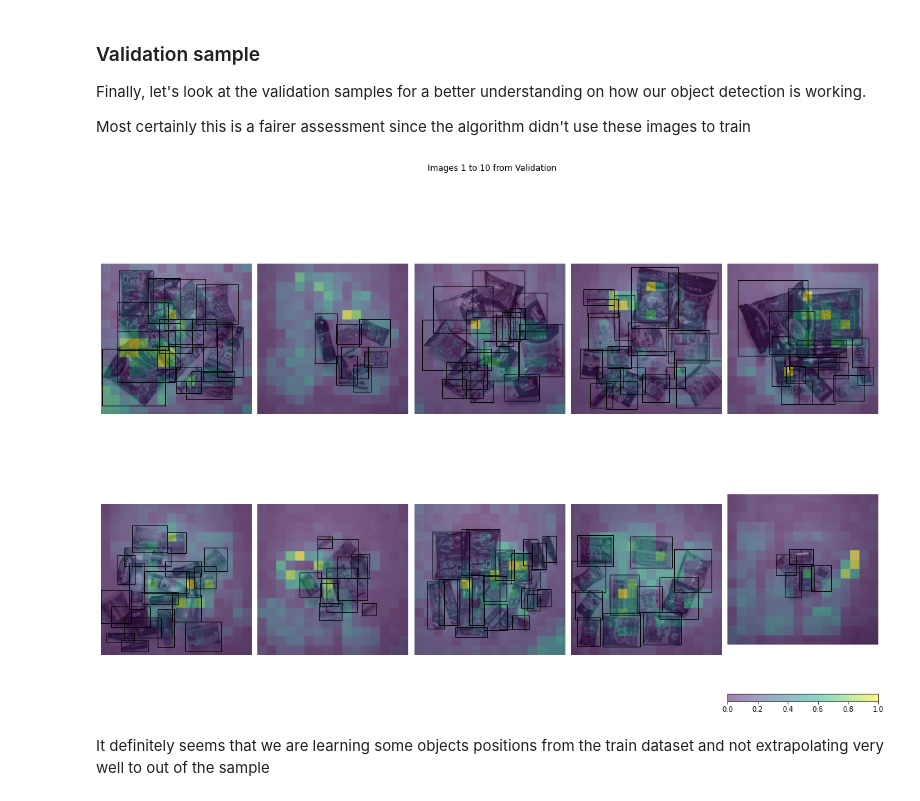
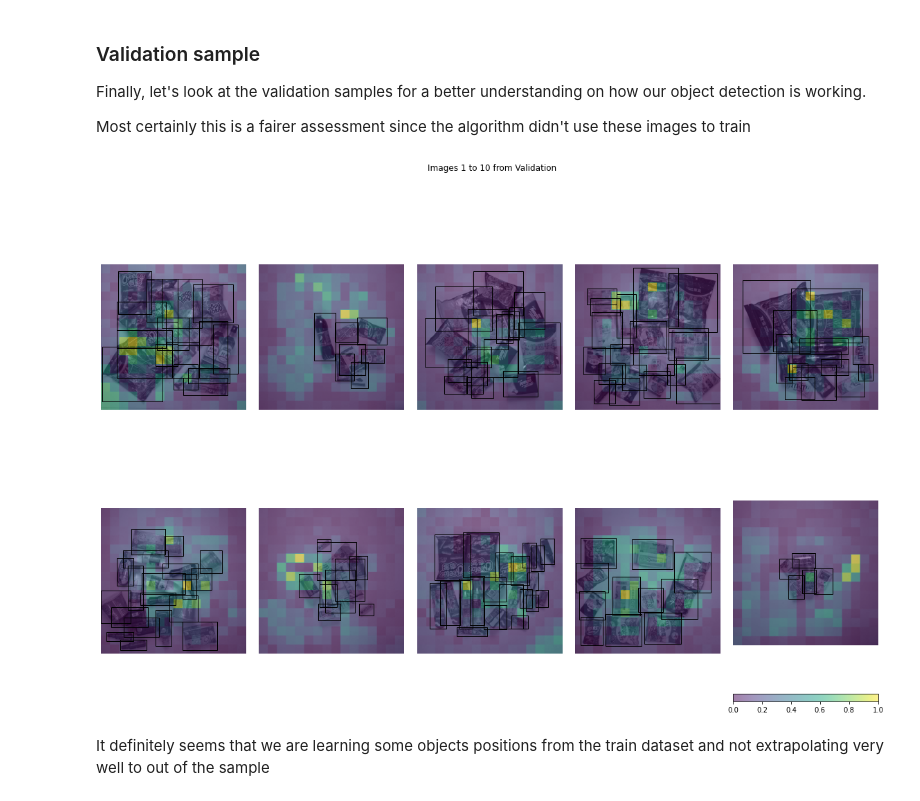
Before and after one commit to LuizGG/bounding-box-estimator, a Jupyter notebook: 03_algorithm.ipynb, the cells around one changed output. Saved outputs shown, nothing was run; the diff lists cells and outputs as text; code cells hidden in the pictures.

```diff
--- a/03_algorithm.ipynb
+++ b/03_algorithm.ipynb
@@ -267,21 +267,23 @@ Most certainly this is a fairer assessment since the algorithm didn't use these
 # %%
 fig, axs = plt.subplots(nrows=2, ncols=5, figsize=(16, 12))
 
 val_df = gray_train_val_images.loc[gray_train_val_images['source']=='validation']
 axs = axs.flatten()
 
 for i, ax in zip(range(10), axs):
 
     predictions = prediction_intensities(pipeline, val_imgs[i], (64, 64))
     id = val_df.iloc[i]['id']
     ax = show_image(id, gray_train_val_images, True, train_val_annotations, ax=ax)
     im = ax.imshow(predictions, alpha=0.5)
 
 fig.suptitle('Images 1 to 10 from Validation')
 fig.colorbar(im, ax=axs[-1], orientation='horizontal')
+plt.tight_layout()
+plt.savefig('.img/results_gray_1.png', facecolor='white', edgecolor='none')
 plt.show()
 # %% [output]
-[figure, old version]
+[figure, new version]
 # %% [markdown]
 It definitely seems that we are learning some objects positions from the train dataset and not extrapolating very well to out of the sample
 # %%
```
Also changed, not shown: parts of 2 cells of this notebook, 4 other files.
